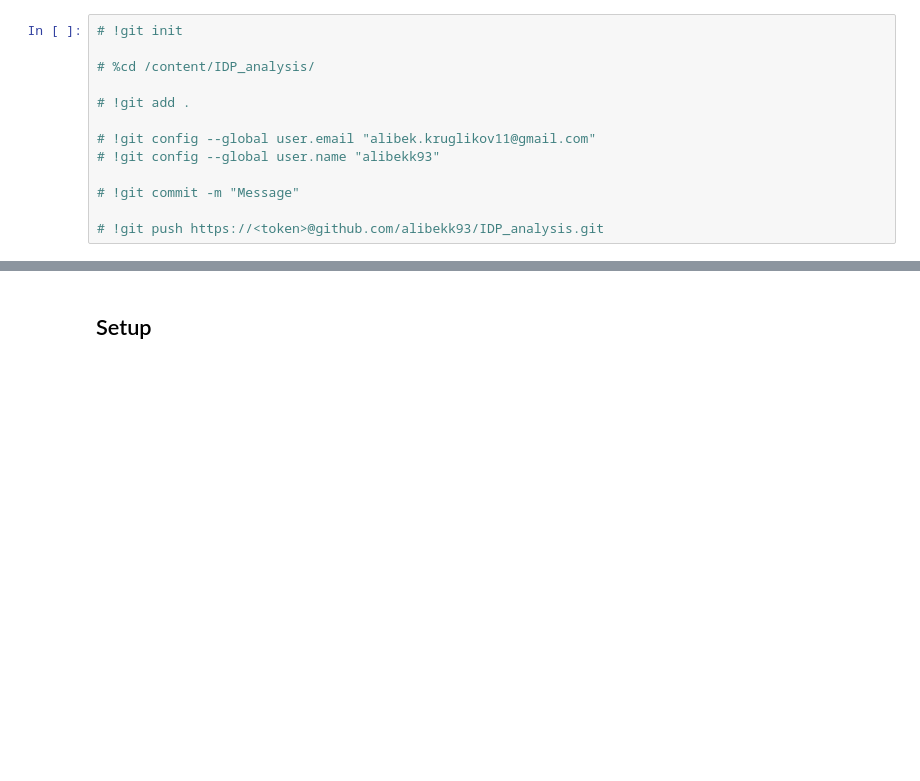
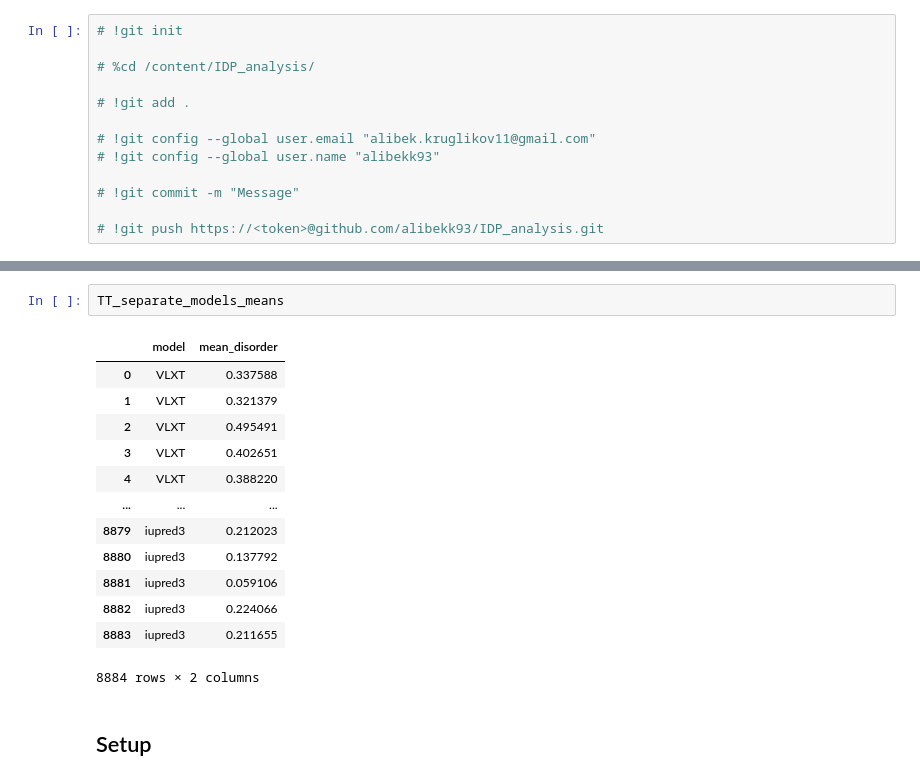
Before and after one commit to alibekk93/IDP_analysis, a Jupyter notebook: IDP_analysis.ipynb, the cells around one changed output, grey strips where cells are left out. Cells and saved outputs as stored; diff of their text form; blank space fills up the shorter version.

```diff
--- a/IDP_analysis.ipynb
+++ b/IDP_analysis.ipynb
@@ -24,3 +69,19 @@ https://github.com/dessimozlab/pyham
+# %%
+TT_separate_models_means
+# %% [output]
+|  | model | mean_disorder |
+| 0 | VLXT | 0.337588 |
+| 1 | VLXT | 0.321379 |
+| 2 | VLXT | 0.495491 |
+| 3 | VLXT | 0.402651 |
+| 4 | VLXT | 0.388220 |
+| ... | ... | ... |
+| 8879 | iupred3 | 0.212023 |
+| 8880 | iupred3 | 0.137792 |
+| 8881 | iupred3 | 0.059106 |
+| 8882 | iupred3 | 0.224066 |
+| 8883 | iupred3 | 0.211655 |
+8884 rows × 2 columns
 # %% [markdown]
 ## Setup
 # %% [markdown]
```
Also changed, not shown: parts of 8 cells of this notebook.
